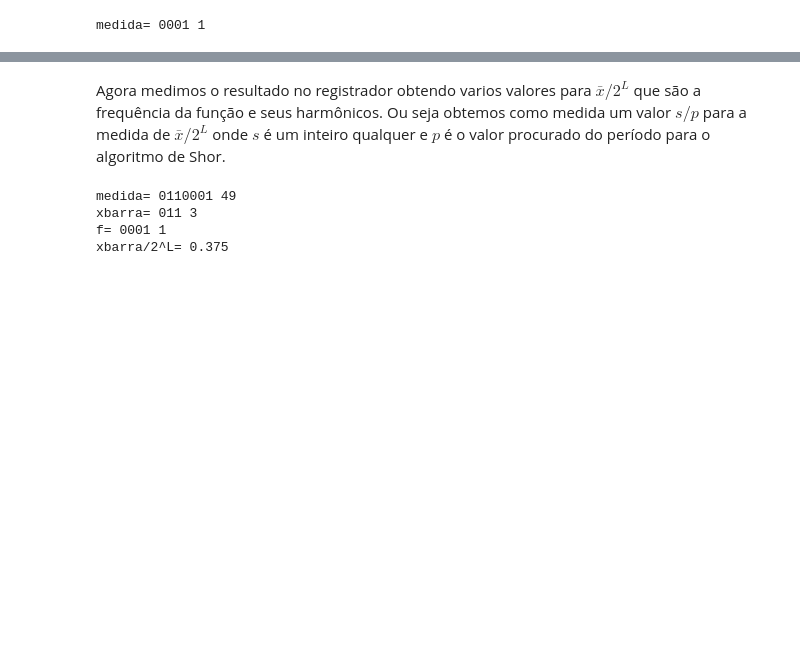
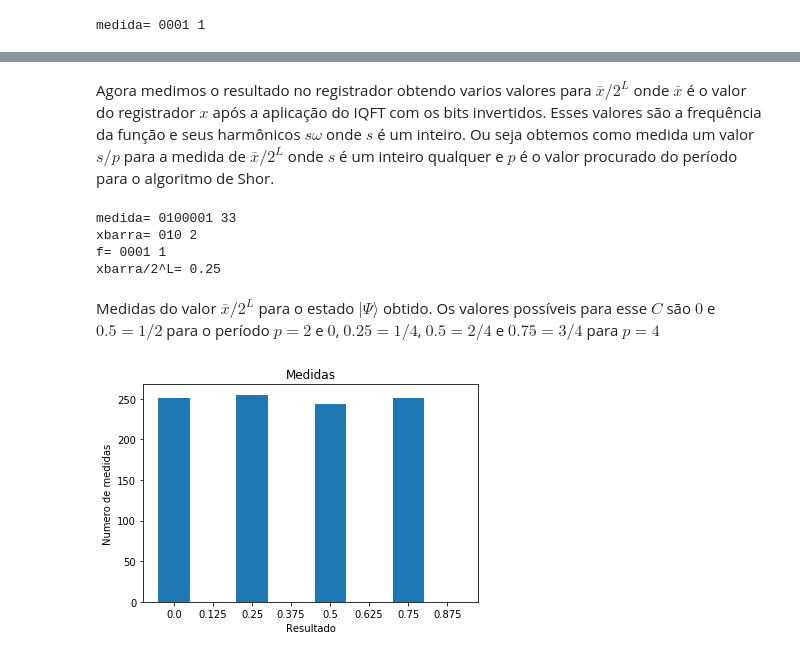
Before and after one commit to Danielgb23/ic_comp_quantica, a Jupyter notebook: Projeto_de_computacao_quantica.ipynb, the cells around one changed output, grey strips where cells are left out. Drawn from its saved outputs; the diff is of its cells as text; code cells hidden in the pictures; blank space fills up the shorter version.

```diff
--- a/Projeto_de_computacao_quantica.ipynb
+++ b/Projeto_de_computacao_quantica.ipynb
@@ -835,26 +835,36 @@ def colapsa_fshor (psi, L, M):
     return phi
 
 #mede a funcao de onda Psi n vezes mostrando os dados de forma interessante para o algoritmo de Shor
-def medir_shor(Psi, n, L, M):
-    medidas=[0 for c in Psi]
+def medir_xbarra_shor(Psi, n, L, M):
+    medidas=[0]*(2**L)
     i=0
-    qubits=L+M
+
     while i<n:
         i=i+1
         resultado=medir(Psi)
-        medidas[resultado]=medidas[resultado]+1
+        #corta fora f(x)
+        x = (resultado/(2**M))
+
+    #inverte bits de x para obter o xbarra
+        xbarra = 0
+        j=0
+        while j<L:
+            xbarra = xbarra + ( (x%(2**(j+1))) / (2**j) ) * (2**(L-j-1))
+            j=j+1
+    #conta quanto desse xbarra forma obtidos
+        medidas[xbarra]=medidas[xbarra]+1
 
     plt.xlabel('Resultado')
     plt.ylabel('Numero de medidas')
     plt.title('Medidas')
+    plt.rcParams["figure.figsize"] = (30,10)
+    plt.rcParams.update({'font.size': 20})
 
-    x = (resultado/16)
-    f=resultado-x*16
 
-    index=np.arange(2**qubits) #index de numeros inteiros com numero de resultados possiveis
-    rotulo=[bin(c)[2:].zfill(qubits) for c in index] #cria um vetor com rotulos em binario para o eixo x
+    index=np.arange(2**L) #index de numeros inteiros com numero de resultados possiveis
+    rotulo=[(float(c)/(2**L)) for c in index] #cria um vetor com rotulos em binario para o eixo x
     plt.xticks(index, rotulo)   #para o grafico usar os rotulos
-    plt.bar(np.arange(2**qubits), medidas) #plota o grafico
+    plt.bar(np.arange(2**L), medidas) #plota o grafico
 # %% [markdown]
 ## O algoritmo de Shor
 Dado um número $C$ que se deseja encontrar os fatores:
@@ -971,7 +982,7 @@ Primeiro faço a superposição nos qubits de $x$ e aplico três vezes a funçã
 
 '$a$'s possíveis: 2, 4, 7, 8, 11, 13, 14
 # %%
-a=14
+a=2
 
 #psi comeca em |0000001>
 qubits=7
@@ -1044,17 +1069,32 @@ transformada de fourier quântica inversa aplicada para encontrar o período da
 # %% [markdown]
-Agora medimos o resultado no registrador obtendo varios valores para $\bar{x}/2^{L}$ que são a frequência da função e seus harmônicos. Ou seja obtemos como medida um valor $s/p$ para a medida de $\bar{x}/2^{L}$ onde $s$ é um inteiro qualquer e $p$ é o valor procurado do período para o algoritmo de Shor.
+Agora medimos o resultado no registrador obtendo varios valores para $\bar{x}/2^{L}$ onde $\bar{x}$ é o valor do registrador $x$ após a aplicação do IQFT com os bits invertidos. Esses valores são a frequência da função e seus harmônicos $s\omega$ onde $s$ é um inteiro. Ou seja obtemos como medida um valor $s/p$ para a medida de $\bar{x}/2^{L}$ onde $s$ é um inteiro qualquer e $p$ é o valor procurado do período para o algoritmo de Shor.
 # %%
+#mede psi
 Psi=psi.toarray()[0]
 resultado=medir(Psi)
+
+#extrai x e f do resultado
 x = (resultado/16)
 f=resultado-x*16
+
+#inverte bits de x para obter o xbarra
+xbarra=x/4
+xbarra = xbarra + ((x%4)/2)*2
+xbarra= xbarra + (x%2)*4
+
 print "medida=", bin(resultado)[2:].zfill(7), resultado
-print "xbarra=", bin(x)[2:].zfill(3), x
+print "xbarra=", bin(xbarra)[2:].zfill(3), xbarra
 print "f=", bin(f)[2:].zfill(4), f
-print "xbarra/2^L=", x/8.0
+print "xbarra/2^L=", xbarra/8.0
 # %% [output]
-medida= 0110001 49
-xbarra= 011 3
+medida= 0100001 33
+xbarra= 010 2
 f= 0001 1
-xbarra/2^L= 0.375
+xbarra/2^L= 0.25
+# %% [markdown]
+Medidas do valor $\bar{x}/2^{L}$ para o estado $|\Psi\rangle$ obtido. Os valores possíveis para esse $C$ são $0$ e $0.5=1/2$ para o período $p=2$ e $0$, $0.25=1/4$, $0.5=2/4$ e $0.75=3/4$ para $p=4$
+# %%
+medir_xbarra_shor(Psi, 1000, 3, 4)
+# %% [output]
+[figure, added]
 # %% [markdown]
```
Also changed, not shown: parts of 16 cells of this notebook.
